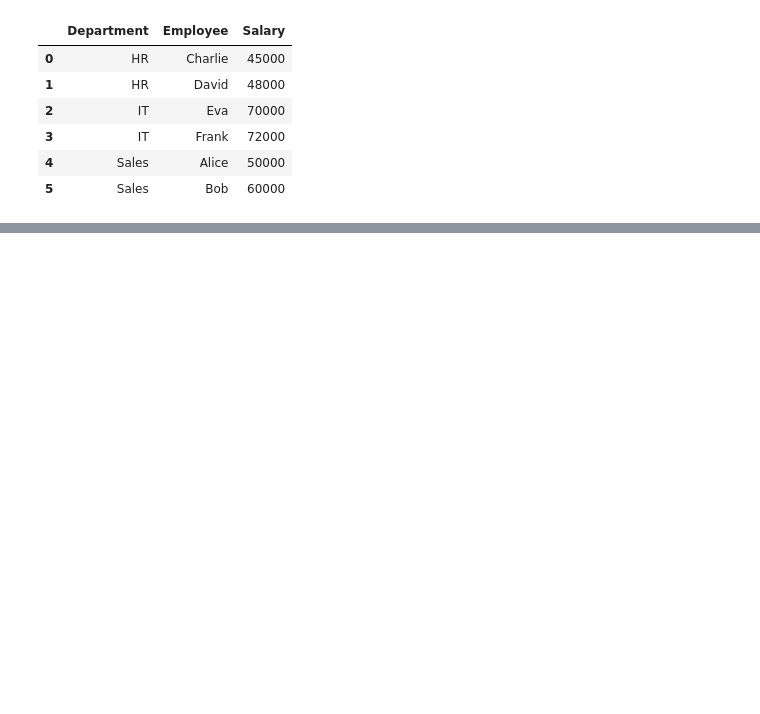
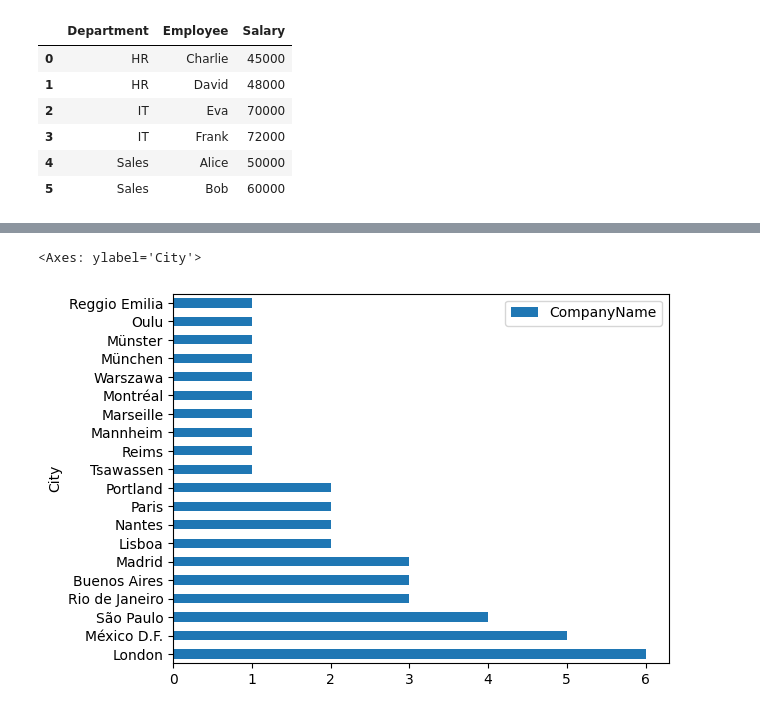
Before and after one commit to sta8isznt/Teaching-Codes-2025-2026, a Jupyter notebook: Data_Analysis_2/Python/test.ipynb, the cells around one changed output, grey strips where cells are left out. Saved outputs shown, nothing was run; the diff lists cells and outputs as text; code cells hidden in the pictures; blank space fills up the shorter version.

```diff
--- a/Data_Analysis_2/Python/test.ipynb
+++ b/Data_Analysis_2/Python/test.ipynb
@@ -172,0 +205,3 @@ s_multi.reset_index()
+# %%
+customers = pd.read_csv('data/customers.csv', index_col='CustomerID')
+customers
@@ -172,0 +223,7 @@ s_multi.reset_index()
+# %%
+df = pd.DataFrame(customers.groupby("City")['CompanyName'].count().sort_values(ascending=False))
+df = df.head(20)
+df.plot(kind='barh')
+# %% [output]
+<Axes: ylabel='City'>
+[figure, added]
```
Also changed, not shown: parts of 11 cells of this notebook, 8 other files.
